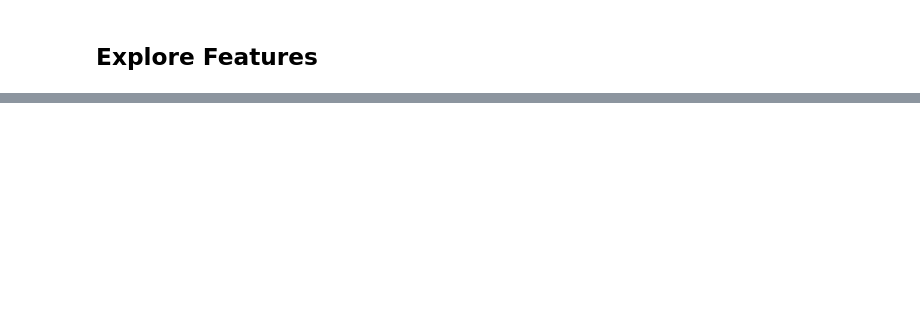
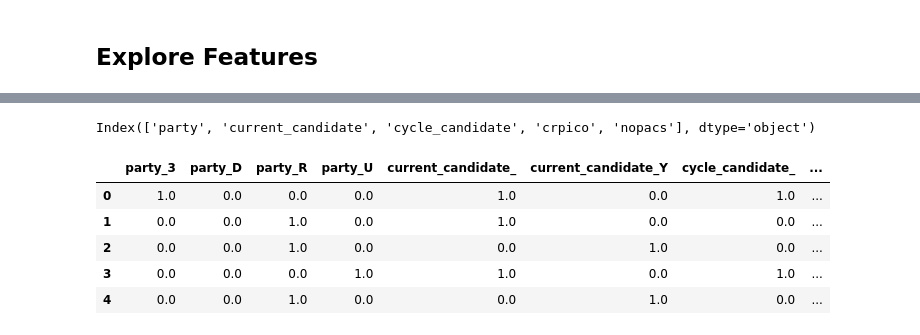
Before and after one commit to armyofkittens/Analyze-This-Campaign-Finance-Analysis, a Jupyter notebook: ML_modeling_v1.ipynb, the cells around one changed output, grey strips where cells are left out. Drawn from its saved outputs; the diff is of its cells as text; code cells hidden in the pictures; blank space fills up the shorter version.

```diff
--- a/ML_modeling_v1.ipynb
+++ b/ML_modeling_v1.ipynb
@@ -111,0 +153,4 @@ columns = ['party', 'dist_id_run_for', 'dist_id_currently_held', 'current_candid
+# %%
+# get value counts variable
+crpico_type = df_features['crpico'].value_counts()
+crpico_type
@@ -111,0 +164,10 @@ columns = ['party', 'dist_id_run_for', 'dist_id_currently_held', 'current_candid
+# %%
+# Determine which values to replace if counts are less than ..?
+replace_crpico = list(crpico_type[crpico_type < 100].index)
+
+# Replace in dataframe
+for cls in replace_crpico:
+    df_features.crpico = df_features.crpico.replace(cls,"Other")
+
+# Check to make sure binning was successful
+df_features.crpico.value_counts()
@@ -111,0 +185,25 @@ columns = ['party', 'dist_id_run_for', 'dist_id_currently_held', 'current_candid
+# %%
+########### ENCODE VARIABLES #############
+
+# generate categorical variable list
+catvars = df_features.dtypes[df_features.dtypes == 'object'].index
+catvars
+# %% [output]
+Index(['party', 'current_candidate', 'cycle_candidate', 'crpico', 'nopacs'], dtype='object')
+# %%
+# Create a OneHotEncoder instance
+enc = OneHotEncoder(sparse=False)
+
+# Fit and transform the OneHotEncoder using the categorical variable list
+encode_df = pd.DataFrame(enc.fit_transform(df_features[catvars]))
+
+# Add the encoded variable names to the dataframe
+encode_df.columns = enc.get_feature_names_out(catvars)
+encode_df.head()
+# %% [output]
+|  | party_3 | party_D | party_R | party_U | current_candidate_ | current_candidate_Y | cycle_candidate_ | ... |
+| 0 | 1.0 | 0.0 | 0.0 | 0.0 | 1.0 | 0.0 | 1.0 | ... |
+| 1 | 0.0 | 0.0 | 1.0 | 0.0 | 1.0 | 0.0 | 0.0 | ... |
+| 2 | 0.0 | 0.0 | 1.0 | 0.0 | 0.0 | 1.0 | 0.0 | ... |
+| 3 | 0.0 | 0.0 | 0.0 | 1.0 | 1.0 | 0.0 | 1.0 | ... |
+| 4 | 0.0 | 0.0 | 1.0 | 0.0 | 0.0 | 1.0 | 0.0 | ... |
```
Also changed, not shown: parts of 18 cells of this notebook.
